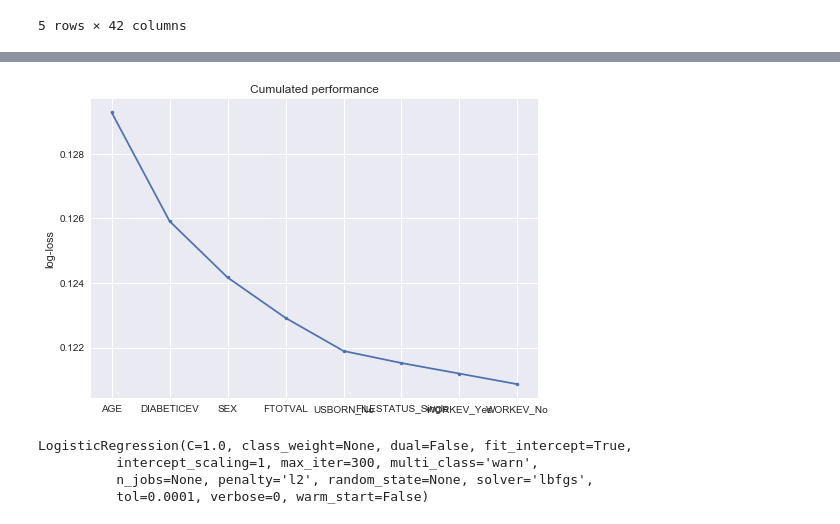
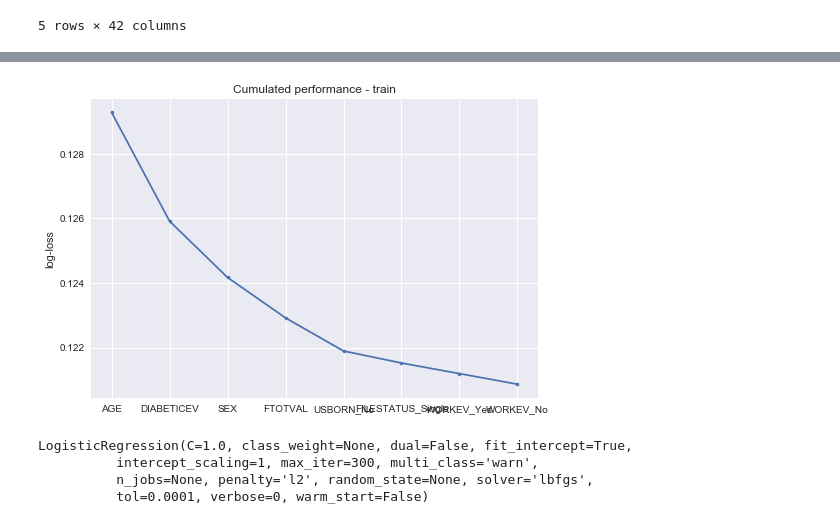
Before and after one commit to honshu77/DSA_project, a Jupyter notebook: IPUMS.ipynb, the cells around one changed output, grey strips where cells are left out. Drawn from its saved outputs; the diff is of its cells as text; code cells hidden in the pictures.

```diff
--- a/IPUMS.ipynb
+++ b/IPUMS.ipynb
@@ -898,12 +912,12 @@ print(current_variables)
 # %%
 plt.plot(score, marker='.')
 plt.ylabel('log-loss')
-plt.title('Cumulated performance')
+plt.title('Cumulated performance - train')
 plt.xticks(range(len(current_variables)), current_variables)
 plt.savefig('Results\LRforward')
 plt.show()
 # %% [output]
-[figure, old version]
+[figure, new version]
 # %%
 logreg = linear_model.LogisticRegression(solver='lbfgs', max_iter = 300)
 # %%
```
Also changed, not shown: parts of 16 cells of this notebook.
